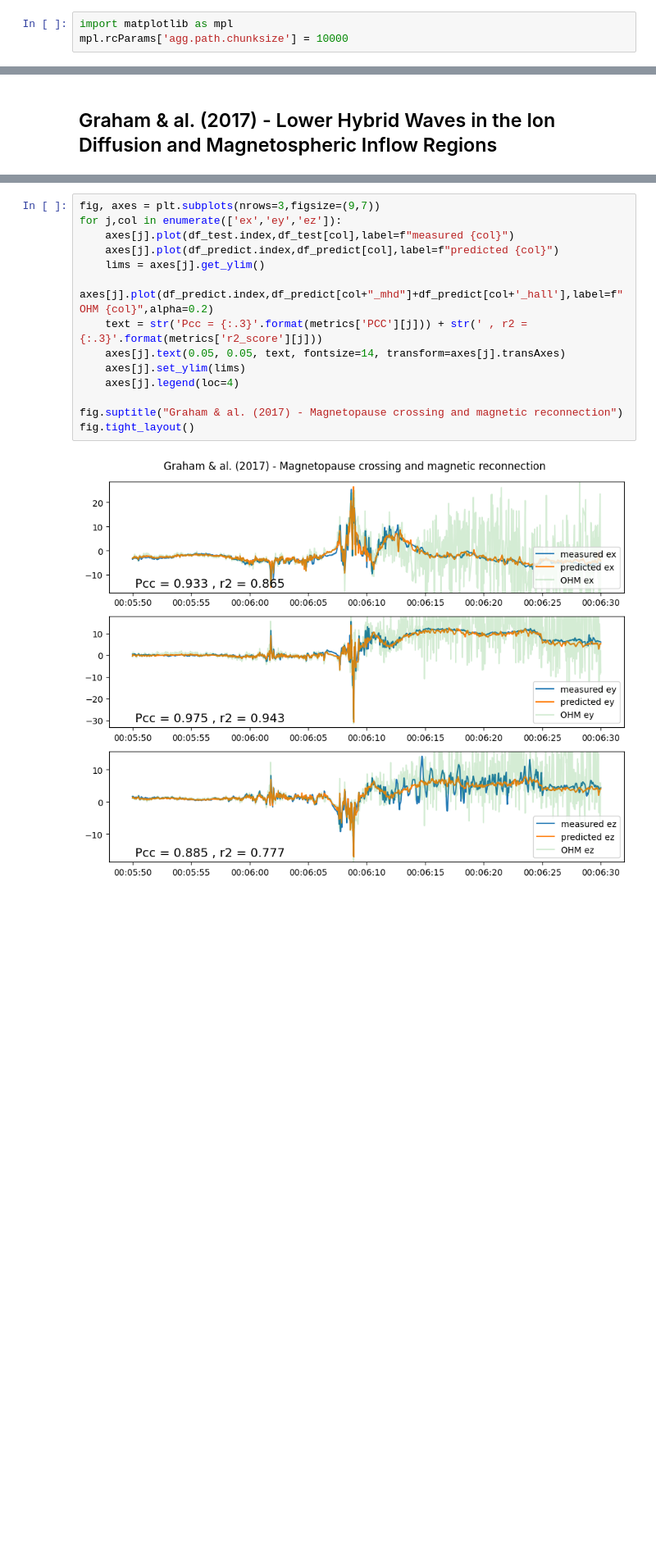
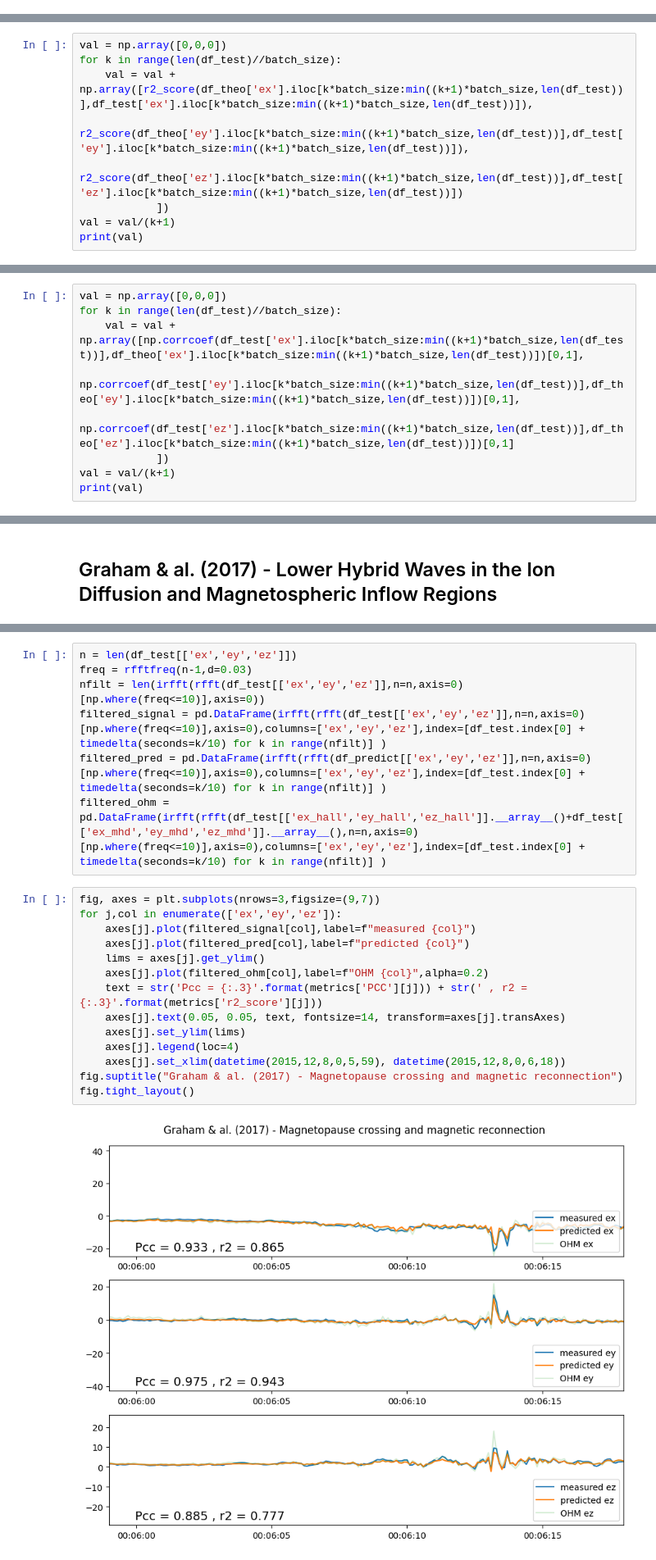
Before and after one commit to esevegne/astro-nn, a Jupyter notebook: analysis.ipynb, the cells around one changed output, grey strips where cells are left out. Shown at 82% size. Drawn from its saved outputs; the diff is of its cells as text; blank space fills up the shorter version.

```diff
--- a/analysis.ipynb
+++ b/analysis.ipynb
@@ -407,3 +463,0 @@ fft_pred_ex, fft_pred_ey, fft_pred_ez = np.abs(np.fft.rfft(df_predict['ex'])), n
-# %%
-import matplotlib as mpl
-mpl.rcParams['agg.path.chunksize'] = 10000
@@ -438,0 +468,9 @@ fig.legend()
+# %%
+val = np.array([0,0,0])
+for k in range(len(df_test)//batch_size):
+    val = val + np.array([r2_score(df_theo['ex'].iloc[k*batch_size:min((k+1)*batch_size,len(df_test))],df_test['ex'].iloc[k*batch_size:min((k+1)*batch_size,len(df_test))]),
+            r2_score(df_theo['ey'].iloc[k*batch_size:min((k+1)*batch_size,len(df_test))],df_test['ey'].iloc[k*batch_size:min((k+1)*batch_size,len(df_test))]),
+            r2_score(df_theo['ez'].iloc[k*batch_size:min((k+1)*batch_size,len(df_test))],df_test['ez'].iloc[k*batch_size:min((k+1)*batch_size,len(df_test))])
+            ])
+val = val/(k+1)
+print(val)
@@ -438,0 +479,9 @@ fig.legend()
+# %%
+val = np.array([0,0,0])
+for k in range(len(df_test)//batch_size):
+    val = val + np.array([np.corrcoef(df_test['ex'].iloc[k*batch_size:min((k+1)*batch_size,len(df_test))],df_theo['ex'].iloc[k*batch_size:min((k+1)*batch_size,len(df_test))])[0,1],
+            np.corrcoef(df_test['ey'].iloc[k*batch_size:min((k+1)*batch_size,len(df_test))],df_theo['ey'].iloc[k*batch_size:min((k+1)*batch_size,len(df_test))])[0,1],
+            np.corrcoef(df_test['ez'].iloc[k*batch_size:min((k+1)*batch_size,len(df_test))],df_theo['ez'].iloc[k*batch_size:min((k+1)*batch_size,len(df_test))])[0,1]
+            ])
+val = val/(k+1)
+print(val)
@@ -554,19 +676,26 @@ df_predict
+# %%
+n = len(df_test[['ex','ey','ez']])
+freq = rfftfreq(n-1,d=0.03)
+nfilt = len(irfft(rfft(df_test[['ex','ey','ez']],n=n,axis=0)[np.where(freq<=10)],axis=0))
+filtered_signal = pd.DataFrame(irfft(rfft(df_test[['ex','ey','ez']],n=n,axis=0)[np.where(freq<=10)],axis=0),columns=['ex','ey','ez'],index=[df_test.index[0] + timedelta(seconds=k/10) for k in range(nfilt)] )
+filtered_pred = pd.DataFrame(irfft(rfft(df_predict[['ex','ey','ez']],n=n,axis=0)[np.where(freq<=10)],axis=0),columns=['ex','ey','ez'],index=[df_test.index[0] + timedelta(seconds=k/10) for k in range(nfilt)] )
+filtered_ohm = pd.DataFrame(irfft(rfft(df_test[['ex_hall','ey_hall','ez_hall']].__array__()+df_test[['ex_mhd','ey_mhd','ez_mhd']].__array__(),n=n,axis=0)[np.where(freq<=10)],axis=0),columns=['ex','ey','ez'],index=[df_test.index[0] + timedelta(seconds=k/10) for k in range(nfilt)] )
 # %%
 fig, axes = plt.subplots(nrows=3,figsize=(9,7))
 for j,col in enumerate(['ex','ey','ez']):
-    axes[j].plot(df_test.index,df_test[col],label=f"measured {col}")
-    axes[j].plot(df_predict.index,df_predict[col],label=f"predicted {col}")
+    axes[j].plot(filtered_signal[col],label=f"measured {col}")
+    axes[j].plot(filtered_pred[col],label=f"predicted {col}")
     lims = axes[j].get_ylim()
-    axes[j].plot(df_predict.index,df_predict[col+"_mhd"]+df_predict[col+'_hall'],label=f"OHM {col}",alpha=0.2)
+    axes[j].plot(filtered_ohm[col],label=f"OHM {col}",alpha=0.2)
     text = str('Pcc = {:.3}'.format(metrics['PCC'][j])) + str(' , r2 = {:.3}'.format(metrics['r2_score'][j]))
     axes[j].text(0.05, 0.05, text, fontsize=14, transform=axes[j].transAxes)
     axes[j].set_ylim(lims)
     axes[j].legend(loc=4)
-
+    axes[j].set_xlim(datetime(2015,12,8,0,5,59), datetime(2015,12,8,0,6,18))
 fig.suptitle("Graham & al. (2017) - Magnetopause crossing and magnetic reconnection")
 fig.tight_layout()
 # %% [output]
-[figure, old version]
+[figure, new version]
 # %%
 from scipy.spatial.transform import Rotation
 Rot = Rotation.from_matrix(np.array([[0.25,-0.4,0.88],[0.35,-0.89,0.3],[0.9,-0.23,-0.36]]))
```
Also changed, not shown: parts of 61 cells of this notebook, 8 other files.
